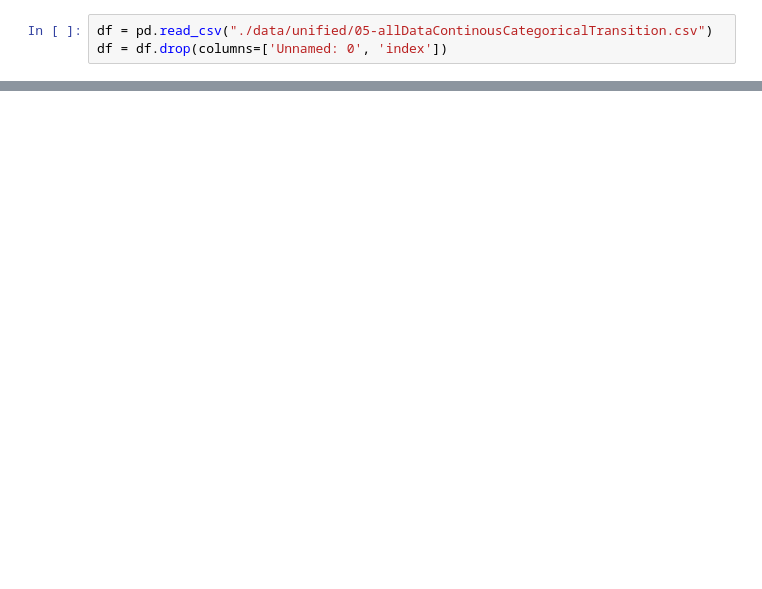
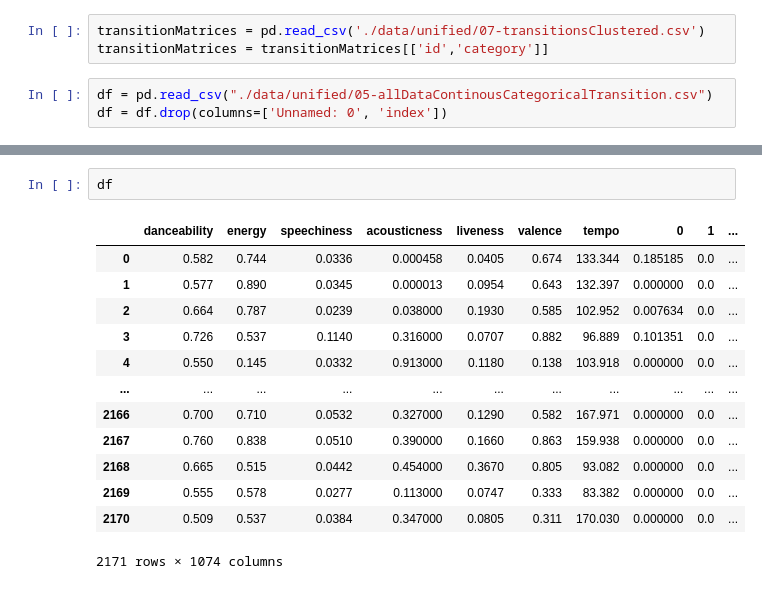
Before and after one commit to skarensmoll/thesisMusikRecommender, a Jupyter notebook: Experiments/06-11-Modeling.ipynb, the cells around one changed output, grey strips where cells are left out. Saved outputs shown, nothing was run; the diff lists cells and outputs as text; blank space fills up the shorter version.

```diff
--- a/Experiments/06-11-Modeling.ipynb
+++ b/Experiments/06-11-Modeling.ipynb
@@ -12,6 +12,9 @@ from sklearn.preprocessing import StandardScaler
 from scipy import stats
 import dask_ml.cluster
 from ipynb.fs.full.Pipeline import removeConstantFeatures, applyBoxCoxAllFeatures, centerAndScale, applyEuclideanDistance, getIndexAndVector, applyBoxCoxFeatures,applyJaccard, getEuclideanJaccardDf
+# %%
+transitionMatrices = pd.read_csv('./data/unified/07-transitionsClustered.csv')
+transitionMatrices = transitionMatrices[['id','category']]
 # %%
 df = pd.read_csv("./data/unified/05-allDataContinousCategoricalTransition.csv")
 df = df.drop(columns=['Unnamed: 0', 'index'])
@@ -18 +37,17 @@ df = df.drop(columns=['Unnamed: 0', 'index'])
+# %%
+df
+# %% [output]
+|  | danceability | energy | speechiness | acousticness | liveness | valence | tempo | 0 | 1 | ... |
+| 0 | 0.582 | 0.744 | 0.0336 | 0.000458 | 0.0405 | 0.674 | 133.344 | 0.185185 | 0.0 | ... |
+| 1 | 0.577 | 0.890 | 0.0345 | 0.000013 | 0.0954 | 0.643 | 132.397 | 0.000000 | 0.0 | ... |
+| 2 | 0.664 | 0.787 | 0.0239 | 0.038000 | 0.1930 | 0.585 | 102.952 | 0.007634 | 0.0 | ... |
+| 3 | 0.726 | 0.537 | 0.1140 | 0.316000 | 0.0707 | 0.882 | 96.889 | 0.101351 | 0.0 | ... |
+| 4 | 0.550 | 0.145 | 0.0332 | 0.913000 | 0.1180 | 0.138 | 103.918 | 0.000000 | 0.0 | ... |
+| ... | ... | ... | ... | ... | ... | ... | ... | ... | ... | ... |
+| 2166 | 0.700 | 0.710 | 0.0532 | 0.327000 | 0.1290 | 0.582 | 167.971 | 0.000000 | 0.0 | ... |
+| 2167 | 0.760 | 0.838 | 0.0510 | 0.390000 | 0.1660 | 0.863 | 159.938 | 0.000000 | 0.0 | ... |
+| 2168 | 0.665 | 0.515 | 0.0442 | 0.454000 | 0.3670 | 0.805 | 93.082 | 0.000000 | 0.0 | ... |
+| 2169 | 0.555 | 0.578 | 0.0277 | 0.113000 | 0.0747 | 0.333 | 83.382 | 0.000000 | 0.0 | ... |
+| 2170 | 0.509 | 0.537 | 0.0384 | 0.347000 | 0.0805 | 0.311 | 170.030 | 0.000000 | 0.0 | ... |
+2171 rows × 1074 columns
 # %%
```
Also changed, not shown: parts of 39 cells of this notebook, 6 other files.
